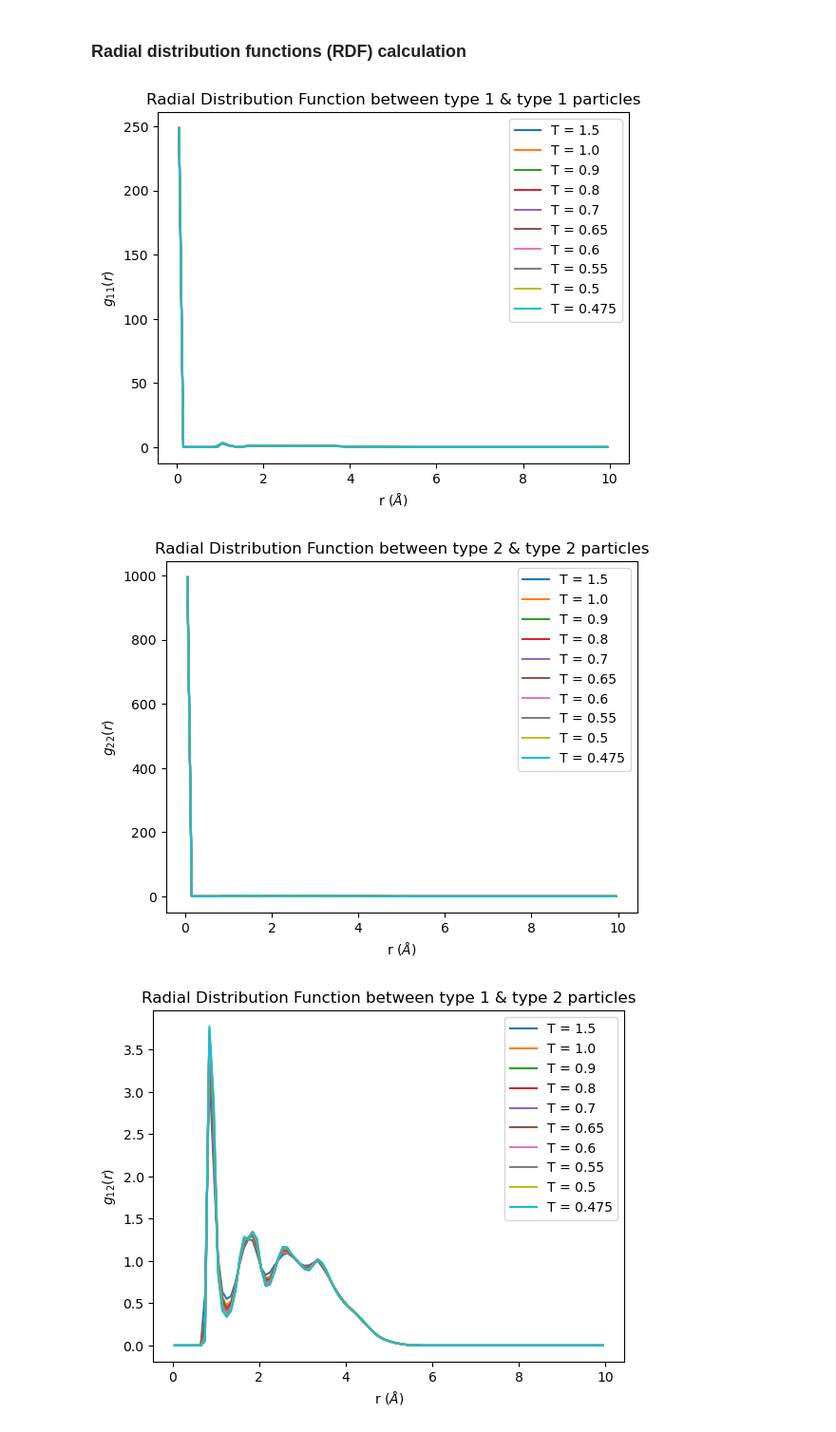
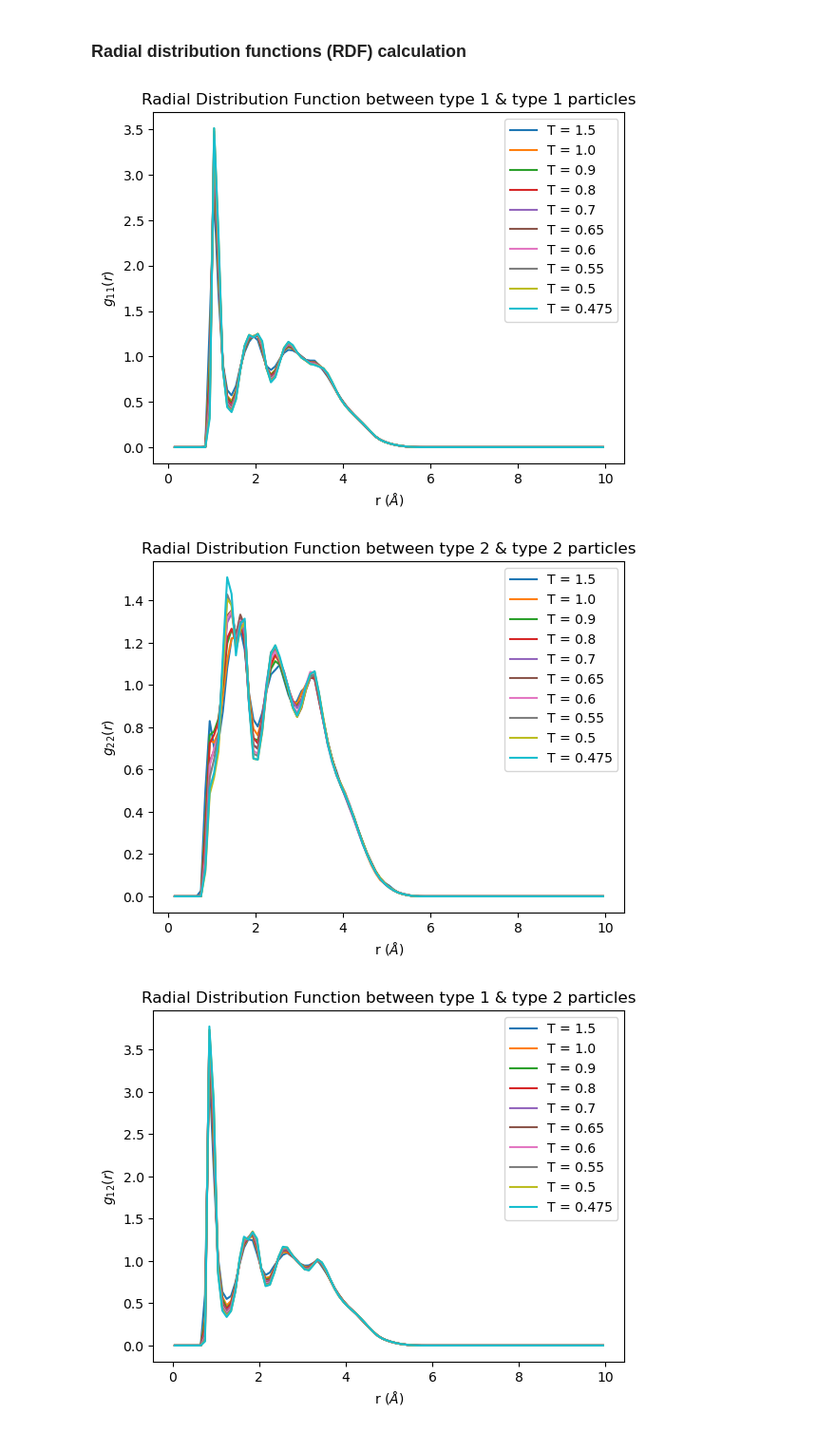
Before and after one commit to ChaoNyu/comp-lab-class, a Jupyter notebook: Week9/Analysis/3d_kalj_analysis.ipynb, the cells around one changed output. Shown: that part at 95% size. Drawn from its saved outputs; the diff is of its cells as text; code cells hidden in the pictures.

```diff
--- a/Week9/Analysis/3d_kalj_analysis.ipynb
+++ b/Week9/Analysis/3d_kalj_analysis.ipynb
@@ -42,26 +42,26 @@ for idx, temp in enumerate(temperatures):
 # calculate the radial distribution function between type 1 and type 1 particles
 for i, traj in enumerate(trajs):
     rdf = InterRDF(traj.select_atoms('type 1'), traj.select_atoms('type 1'), range=(0, 10), nbins=100).run()
-    plt.plot(rdf.bins, rdf.rdf, label='T = {}'.format(temperatures[i]))
+    plt.plot(rdf.bins[1:], rdf.rdf[1:], label='T = {}'.format(temperatures[i]))
 plt.legend()
 plt.xlabel('r ($\AA$)')
 plt.ylabel('$g_{11}(r)$')
 plt.title('Radial Distribution Function between type 1 & type 1 particles')
 plt.savefig('Figures/3d_kalj_rdf_11.pdf', bbox_inches='tight')
 # %% [output]
-[figure, old version]
+[figure, new version]
 # %%
 # calculate the radial distribution function between type 2 and type 2 particles
 for i, traj in enumerate(trajs):
     rdf = InterRDF(traj.select_atoms('type 2'), traj.select_atoms('type 2'), range=(0, 10), nbins=100).run()
-    plt.plot(rdf.bins, rdf.rdf, label='T = {}'.format(temperatures[i]))
+    plt.plot(rdf.bins[1:], rdf.rdf[1:], label='T = {}'.format(temperatures[i]))
 plt.legend()
 plt.xlabel('r ($\AA$)')
 plt.ylabel('$g_{22}(r)$')
 plt.title('Radial Distribution Function between type 2 & type 2 particles')
 plt.savefig('Figures/3d_kalj_rdf_22.pdf', bbox_inches='tight')
 # %% [output]
-[figure, old version]
+[figure, new version]
 # %%
 # calculate the radial distribution function between type 1 and type 2 particles
 for i, traj in enumerate(trajs):
```
Also changed, not shown: 2 other files.
